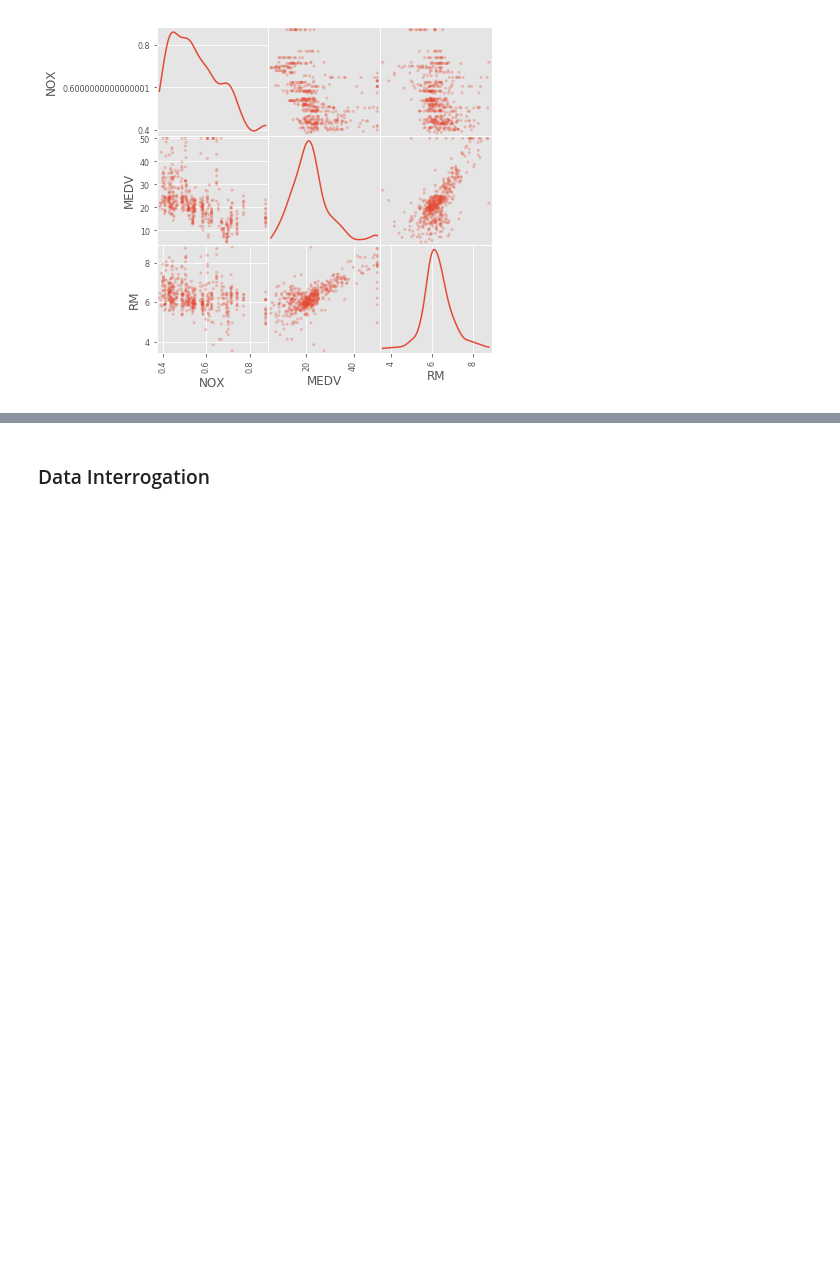
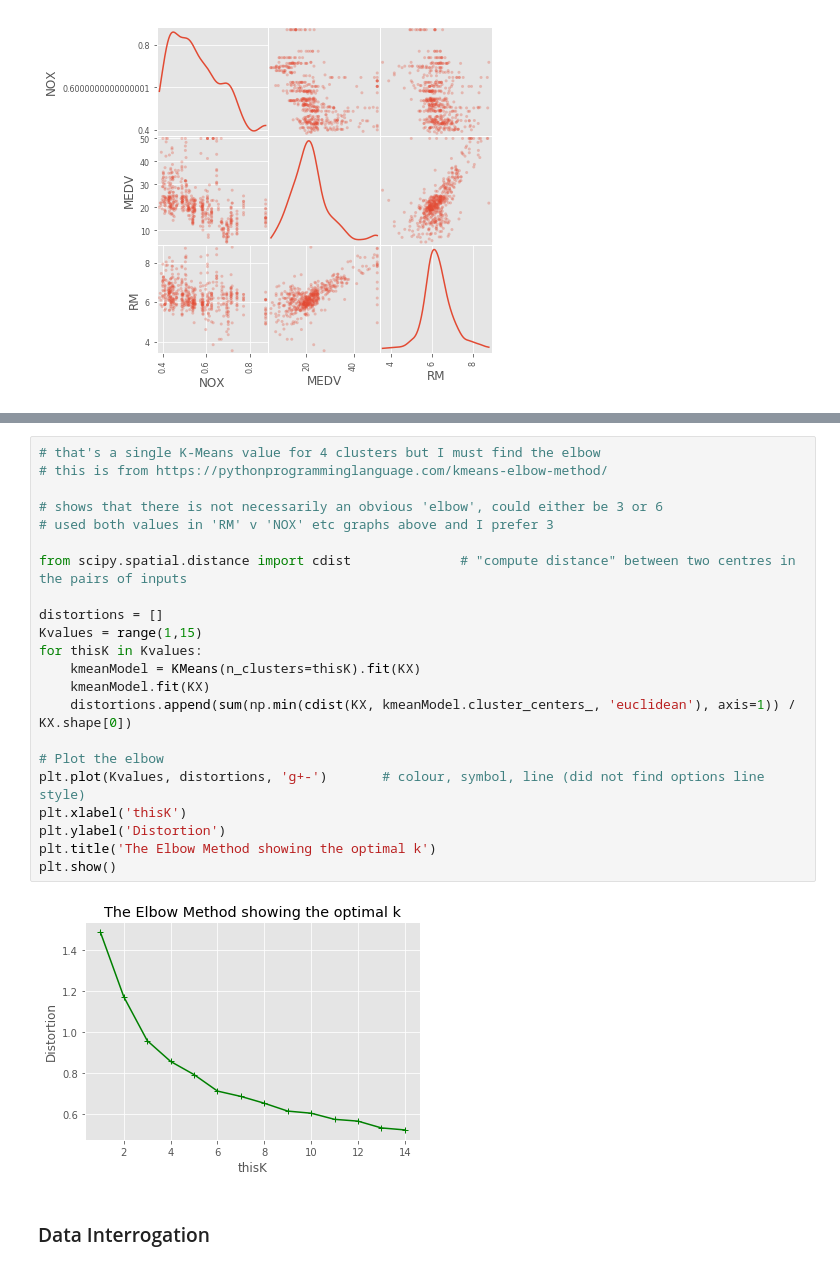
Before and after one commit to hydrazine1209/CASA0006-dataMining-0, a Jupyter notebook: 6_data_mining_workshop_2018-Copy3.ipynb, the cells around one changed output, grey strips where cells are left out. Drawn from its saved outputs; the diff is of its cells as text; blank space fills up the shorter version.

```diff
--- a/6_data_mining_workshop_2018-Copy3.ipynb
+++ b/6_data_mining_workshop_2018-Copy3.ipynb
@@ -155,3 +198,27 @@ No. houses: 755,         Boston samples: 506,    House features: 3
+# %%
+# that's a single K-Means value for 4 clusters but I must find the elbow
+# this is from https://pythonprogramminglanguage.com/kmeans-elbow-method/
+
+# shows that there is not necessarily an obvious 'elbow', could either be 3 or 6
+# used both values in 'RM' v 'NOX' etc graphs above and I prefer 3
+
+from scipy.spatial.distance import cdist              # "compute distance" between two centres in the pairs of inputs
+
+distortions = []
+Kvalues = range(1,15)
+for thisK in Kvalues:
+    kmeanModel = KMeans(n_clusters=thisK).fit(KX)
+    kmeanModel.fit(KX)
+    distortions.append(sum(np.min(cdist(KX, kmeanModel.cluster_centers_, 'euclidean'), axis=1)) / KX.shape[0])
+
+# Plot the elbow
+plt.plot(Kvalues, distortions, 'g+-')       # colour, symbol, line (did not find options line style)
+plt.xlabel('thisK')
+plt.ylabel('Distortion')
+plt.title('The Elbow Method showing the optimal k')
+plt.show()
+# %% [output]
+[figure, added]
 # %% [markdown]
 ### Data Interrogation
 # %% [markdown]
```
Also changed, not shown: parts of 6 cells of this notebook.
